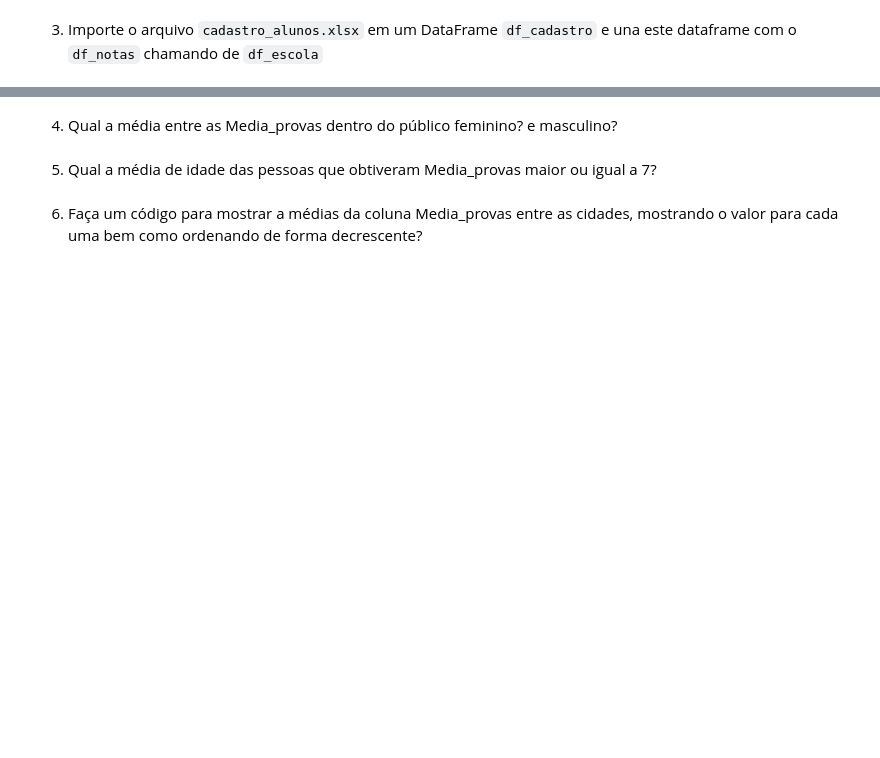
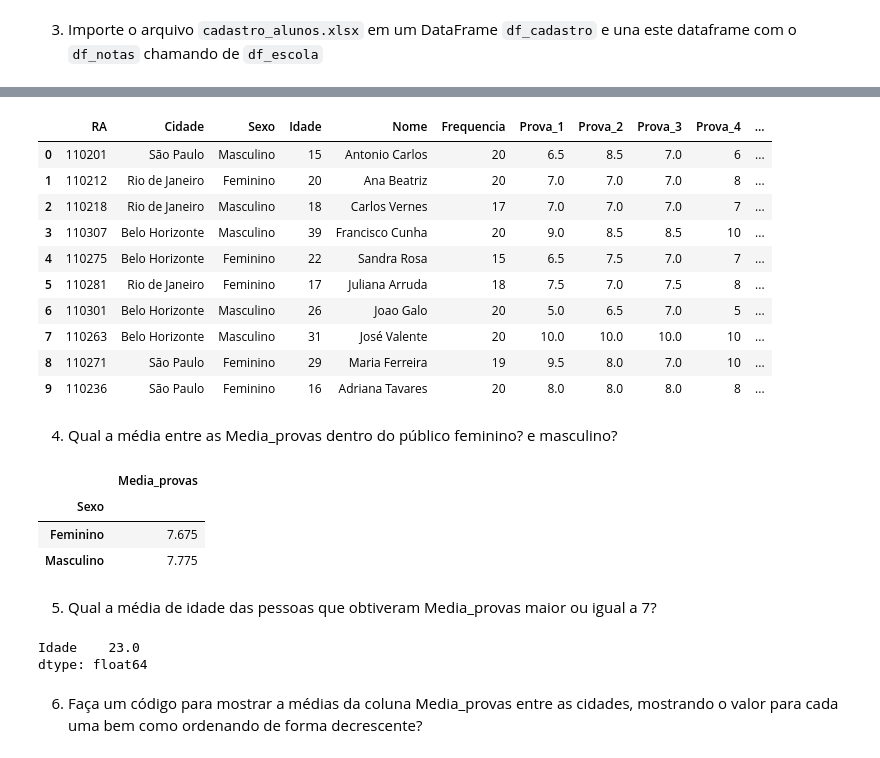
Before and after one commit to orafaelvinicius/Ada_tech, a Jupyter notebook: Tecnicas de programação I/Aula 5/Aula 5 - Pandas (EDA).ipynb, the cells around one changed output, grey strips where cells are left out. Cells and saved outputs as stored; diff of their text form; code cells hidden in the pictures; blank space fills up the shorter version.

````diff
--- a/Tecnicas de programação I/Aula 5/Aula 5 - Pandas (EDA).ipynb
+++ b/Tecnicas de programação I/Aula 5/Aula 5 - Pandas (EDA).ipynb
@@ -167,3 +675,6 @@ Explorando os dados criados
 ### Bora praticar!
 # %% [markdown]
 Importe novamente o DataFrame **alunos3.csv** usado nos exercícios da aula passada para responder às questões abaixo:
+# %%
+df_notas = pd.read_csv('../Pasta Geral/dados/alunos3.csv', sep=';', decimal=',')
+df_notas
@@ -170,2 +693,8 @@ Importe novamente o DataFrame **alunos3.csv** usado nos exercícios da aula pass
 # %% [markdown]
 Primeiramente utilize o mesmo código da aula passada para calcular a média das 4 provas.
+# %%
+apenas_notas = df_notas.drop(['RA','Frequencia'], axis=1)
+media_notas = apenas_notas.mean(numeric_only=True,axis=1)
+
+df_notas['Media_provas'] = media_notas
+df_notas
@@ -176,3 +731,13 @@ Primeiramente utilize o mesmo código da aula passada para calcular a média das
 - até 5: Reprovado
 - acima de 5 e até 7: Recuperacao
 - acima de 7: Aprovado
+# %%
+def definir_status(media):
+    if media <= 5:
+        return 'Reprovado'
+    elif 5 < media <= 7:
+        return 'Recuperação'
+    else:
+        return 'Aprovado'
+
+df_notas['status'] = df_notas['Media_provas'].apply(definir_status)
@@ -179,2 +758,5 @@ Primeiramente utilize o mesmo código da aula passada para calcular a média das
 # %% [markdown]
 3) Importe o arquivo ```cadastro_alunos.xlsx``` em um DataFrame ```df_cadastro``` e una este dataframe com o ```df_notas``` chamando de ```df_escola```
+# %%
+df_alunos = pd.read_excel('../Pasta Geral/dados/cadastro_alunos.xlsx')
+df_alunos
@@ -181,6 +775,36 @@ Primeiramente utilize o mesmo código da aula passada para calcular a média das
+# %%
+df_escola = df_alunos.merge(df_notas,
+                            how='inner',
+                            on=['RA'])
+df_escola
+# %% [output]
+|  | RA | Cidade | Sexo | Idade | Nome | Frequencia | Prova_1 | Prova_2 | Prova_3 | Prova_4 | ... |
+| 0 | 110201 | São Paulo | Masculino | 15 | Antonio Carlos | 20 | 6.5 | 8.5 | 7.0 | 6 | ... |
+| 1 | 110212 | Rio de Janeiro | Feminino | 20 | Ana Beatriz | 20 | 7.0 | 7.0 | 7.0 | 8 | ... |
+| 2 | 110218 | Rio de Janeiro | Masculino | 18 | Carlos Vernes | 17 | 7.0 | 7.0 | 7.0 | 7 | ... |
+| 3 | 110307 | Belo Horizonte | Masculino | 39 | Francisco Cunha | 20 | 9.0 | 8.5 | 8.5 | 10 | ... |
+| 4 | 110275 | Belo Horizonte | Feminino | 22 | Sandra Rosa | 15 | 6.5 | 7.5 | 7.0 | 7 | ... |
+| 5 | 110281 | Rio de Janeiro | Feminino | 17 | Juliana Arruda | 18 | 7.5 | 7.0 | 7.5 | 8 | ... |
+| 6 | 110301 | Belo Horizonte | Masculino | 26 | Joao Galo | 20 | 5.0 | 6.5 | 7.0 | 5 | ... |
+| 7 | 110263 | Belo Horizonte | Masculino | 31 | José Valente | 20 | 10.0 | 10.0 | 10.0 | 10 | ... |
+| 8 | 110271 | São Paulo | Feminino | 29 | Maria Ferreira | 19 | 9.5 | 8.0 | 7.0 | 10 | ... |
+| 9 | 110236 | São Paulo | Feminino | 16 | Adriana Tavares | 20 | 8.0 | 8.0 | 8.0 | 8 | ... |
 # %% [markdown]
 4) Qual a média entre as Media_provas dentro do público feminino? e masculino?
+# %%
+df_media_por_sexo = df_escola.groupby('Sexo').mean(numeric_only=True)[['Media_provas']]
+df_media_por_sexo
+# %% [output]
+|  | Media_provas |
+| Sexo |  |
+| Feminino | 7.675 |
+| Masculino | 7.775 |
 # %% [markdown]
 5) Qual a média de idade das pessoas que obtiveram Media_provas maior ou igual a 7?
+# %%
+df_escola.loc[df_notas['Media_provas'] >= 7].mean(numeric_only=True)[['Idade']]
+# %% [output]
+Idade    23.0
+dtype: float64
 # %% [markdown]
 6) Faça um código para mostrar a médias da coluna Media_provas entre as cidades, mostrando o valor para cada uma bem como ordenando de forma decrescente?
````
Also changed, not shown: parts of 58 cells of this notebook.
